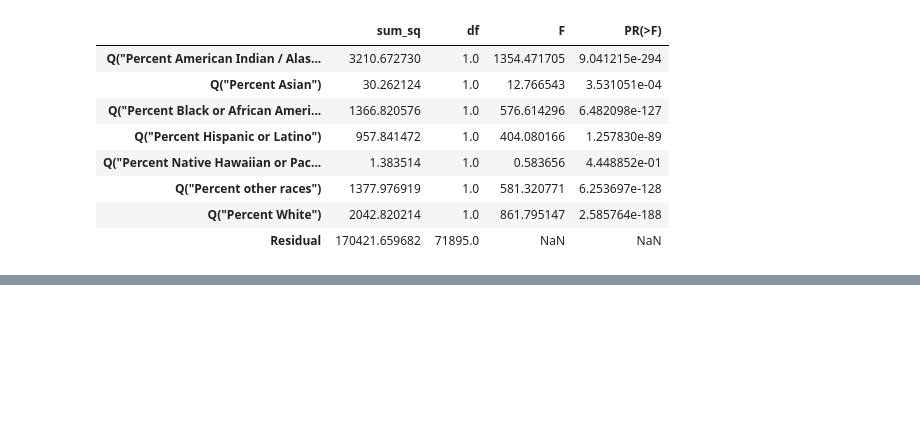
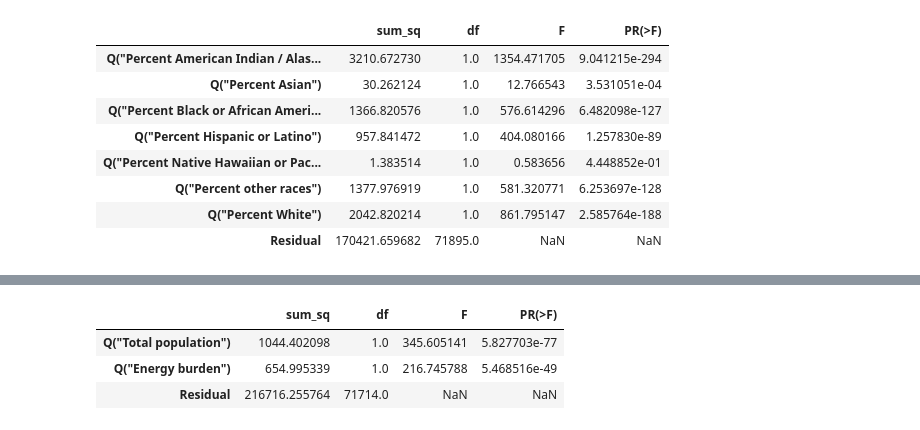
Before and after one commit to kassidimariah/Kassidis_Quality_Of_Life_Heatmaps, a Jupyter notebook: regression_analysis.ipynb, the cells around one changed output, grey strips where cells are left out. Drawn from its saved outputs; the diff is of its cells as text; code cells hidden in the pictures; blank space fills up the shorter version.

```diff
--- a/regression_analysis.ipynb
+++ b/regression_analysis.ipynb
@@ -115,0 +241,9 @@ anova_table
+# %%
+#conduct anova test on the model
+anova_table2 = sm.stats.anova_lm(model2, typ=2)
+anova_table2
+# %% [output]
+|  | sum_sq | df | F | PR(>F) |
+| Q("Total population") | 1044.402098 | 1.0 | 345.605141 | 5.827703e-77 |
+| Q("Energy burden") | 654.995339 | 1.0 | 216.745788 | 5.468516e-49 |
+| Residual | 216716.255764 | 71714.0 | NaN | NaN |
```
Also changed, not shown: parts of 10 cells of this notebook, 3 other files.
